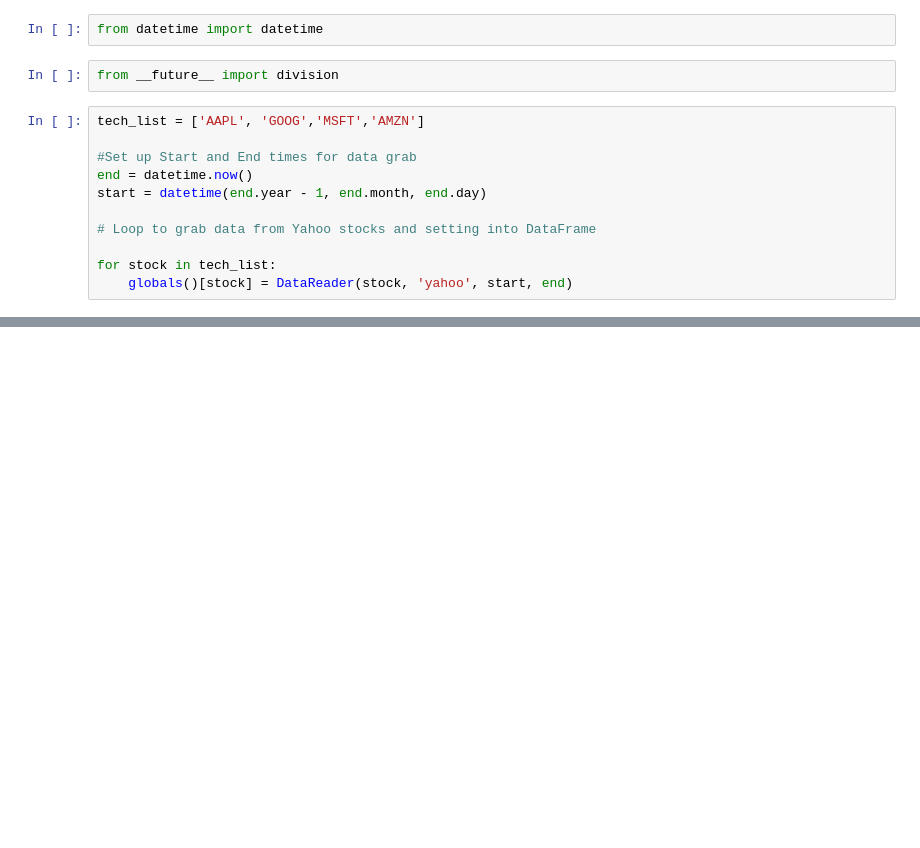
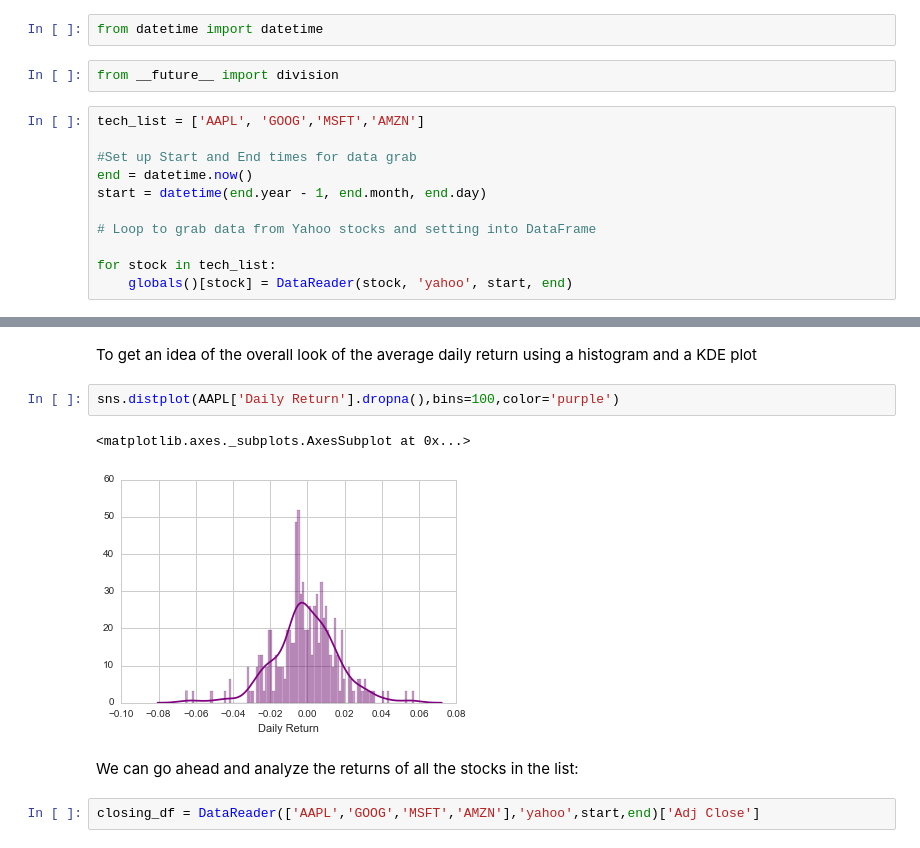
Before and after one commit to shrutirao94/stock_market_analysis, a Jupyter notebook: Stock Market Analysis.ipynb, the cells around one changed output, grey strips where cells are left out. Saved outputs shown, nothing was run; the diff lists cells and outputs as text; blank space fills up the shorter version.

```diff
--- a/Stock Market Analysis.ipynb
+++ b/Stock Market Analysis.ipynb
@@ -86,0 +111,11 @@ AAPL['Volume'].plot(legend = True, figsize = (10,5))
+# %% [markdown]
+To get an idea of the overall look of the average daily return using a histogram and a KDE plot
+# %%
+sns.distplot(AAPL['Daily Return'].dropna(),bins=100,color='purple')
+# %% [output]
+<matplotlib.axes._subplots.AxesSubplot at 0x...>
+[figure, added]
+# %% [markdown]
+We can go ahead and analyze the returns of all the stocks in the list:
+# %%
+closing_df = DataReader(['AAPL','GOOG','MSFT','AMZN'],'yahoo',start,end)['Adj Close']
```
Also changed, not shown: parts of 22 cells of this notebook.
